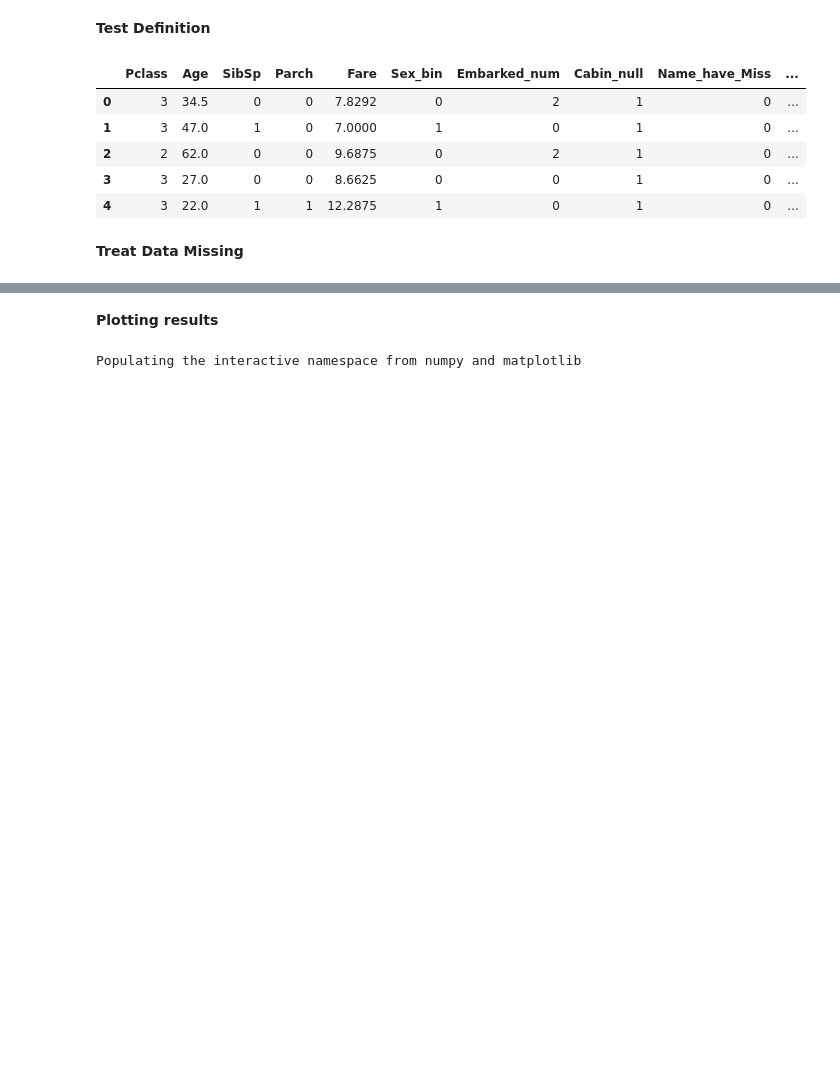
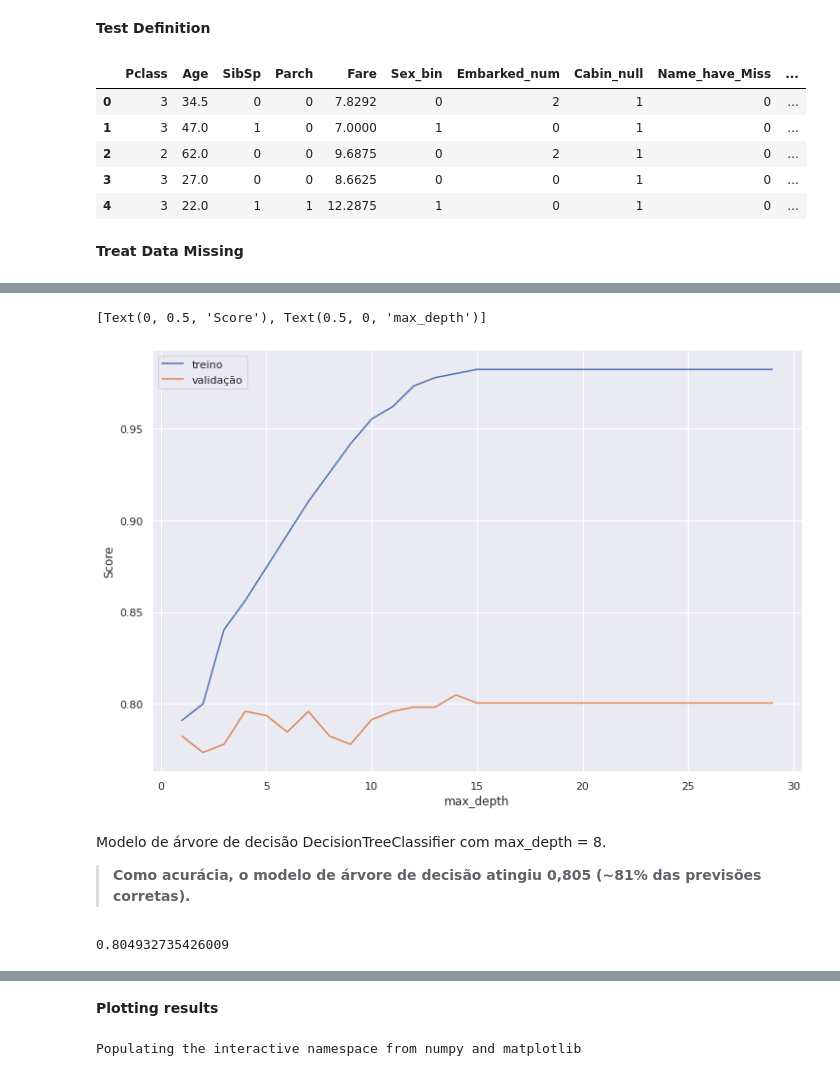
Before and after one commit to llcorrea/titanic_competition, a Jupyter notebook: Titanic_comp.ipynb, the cells around one changed output, grey strips where cells are left out. Cells and saved outputs as stored; diff of their text form; code cells hidden in the pictures; blank space fills up the shorter version.

```diff
--- a/Titanic_comp.ipynb
+++ b/Titanic_comp.ipynb
@@ -926,0 +1060,12 @@ Test: X_test
+# %%
+train=[]
+valid=[]
+for i in range(1,30):
+    modelo_arvore = DecisionTreeClassifier(max_depth = i, random_state=376)
+    modelo_arvore.fit(train_X, train_y)
+    train.append(modelo_arvore.score(train_X, train_y))
+    valid.append(modelo_arvore.score(val_X, val_y))
+
+#comparação de acurácia
+for i in range(len(train)):
+  print('max_depth:', i+1, 'score treino:', train[i], 'score validação:', valid[i])
@@ -926,0 +1100,18 @@ Test: X_test
+# %%
+plt.figure(figsize=(12, 8))
+ax=sns.lineplot(x=range(1,30), y = train, label='treino')
+ax=sns.lineplot(x=range(1,30), y = valid, label='validação')
+ax.set(xlabel='max_depth', ylabel='Score')
+# %% [output]
+[Text(0, 0.5, 'Score'), Text(0.5, 0, 'max_depth')]
+[figure, added]
+# %% [markdown]
+Modelo de árvore de decisão DecisionTreeClassifier com max_depth = 8.
+
+> **Como acurácia, o modelo de árvore de decisão atingiu 0,805 (~81% das previsões corretas).**
+# %%
+modelo_arvore = DecisionTreeClassifier(max_depth = 14, random_state=376)
+modelo_arvore.fit(train_X, train_y)
+modelo_arvore.score(val_X, val_y)
+# %% [output]
+0.804932735426009
```
Also changed, not shown: parts of 39 cells of this notebook.
